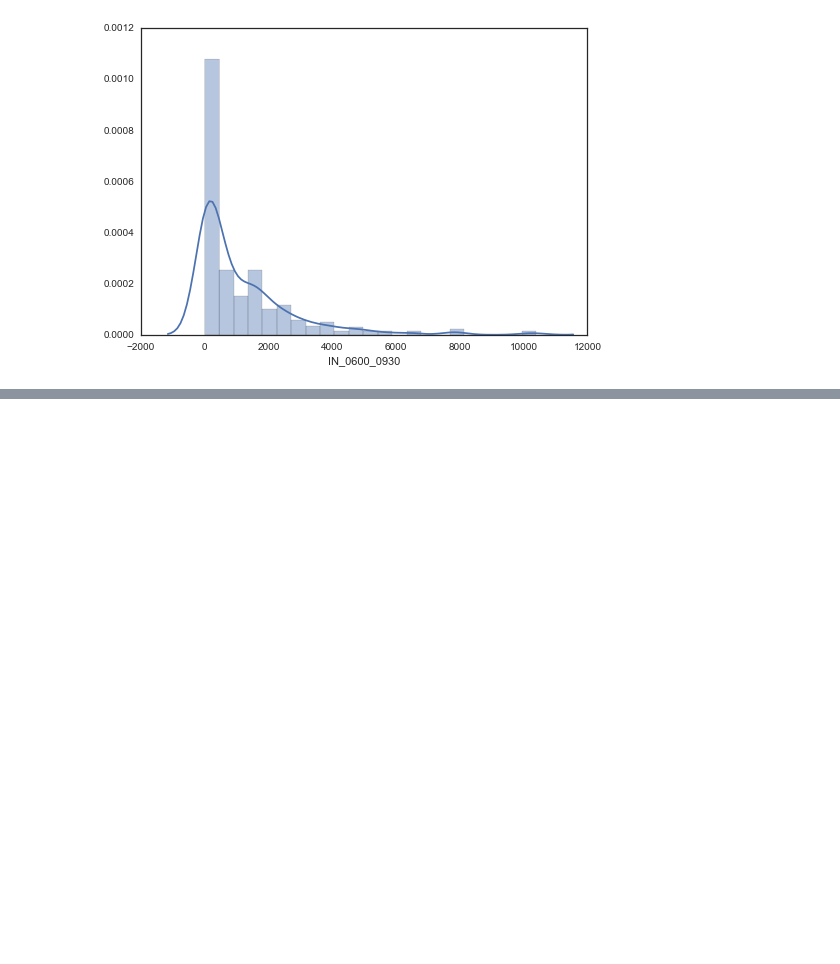
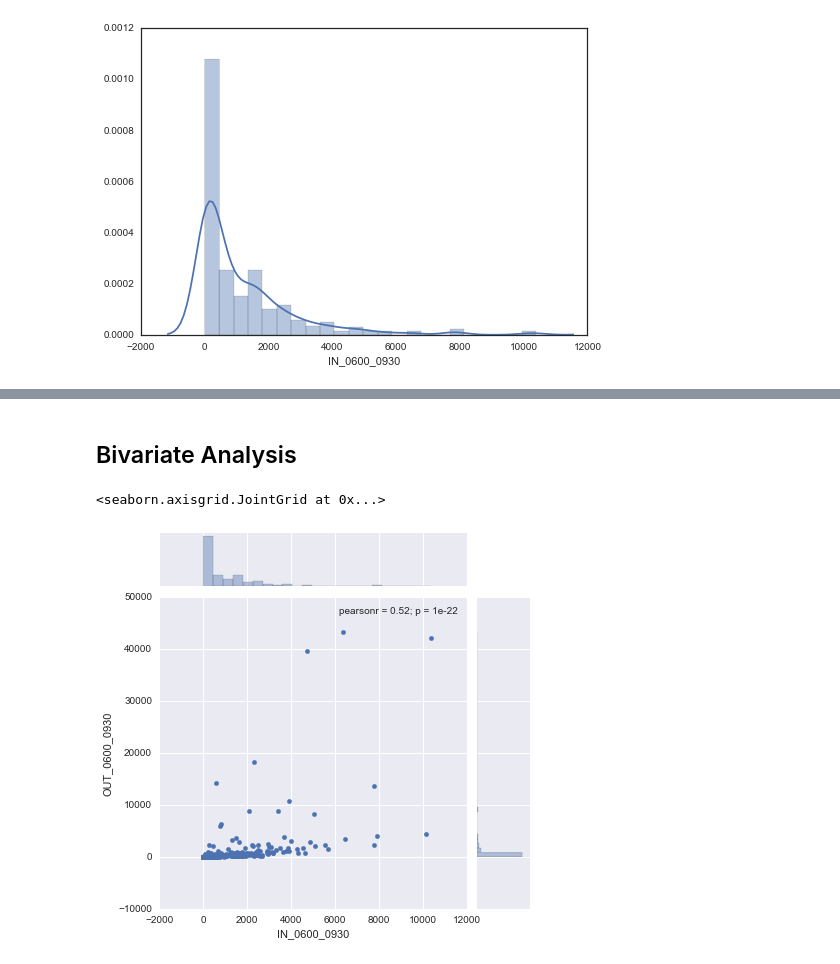
Before and after one commit to ByronAllen/dsi1, a Jupyter notebook: notebooks/Seaborn.ipynb, the cells around one changed output, grey strips where cells are left out. Cells and saved outputs as stored; diff of their text form; code cells hidden in the pictures; blank space fills up the shorter version.

```diff
--- a/notebooks/Seaborn.ipynb
+++ b/notebooks/Seaborn.ipynb
@@ -71,0 +84,7 @@ NameError: name 'seaborn' is not defined
+# %% [markdown]
+## Bivariate Analysis
+# %%
+seaborn.jointplot(x="IN_0600_0930", y="OUT_0600_0930", data=trains)
+# %% [output]
+<seaborn.axisgrid.JointGrid at 0x...>
+[figure, added]
```
Also changed, not shown: parts of 51 cells of this notebook, 3 other files.
